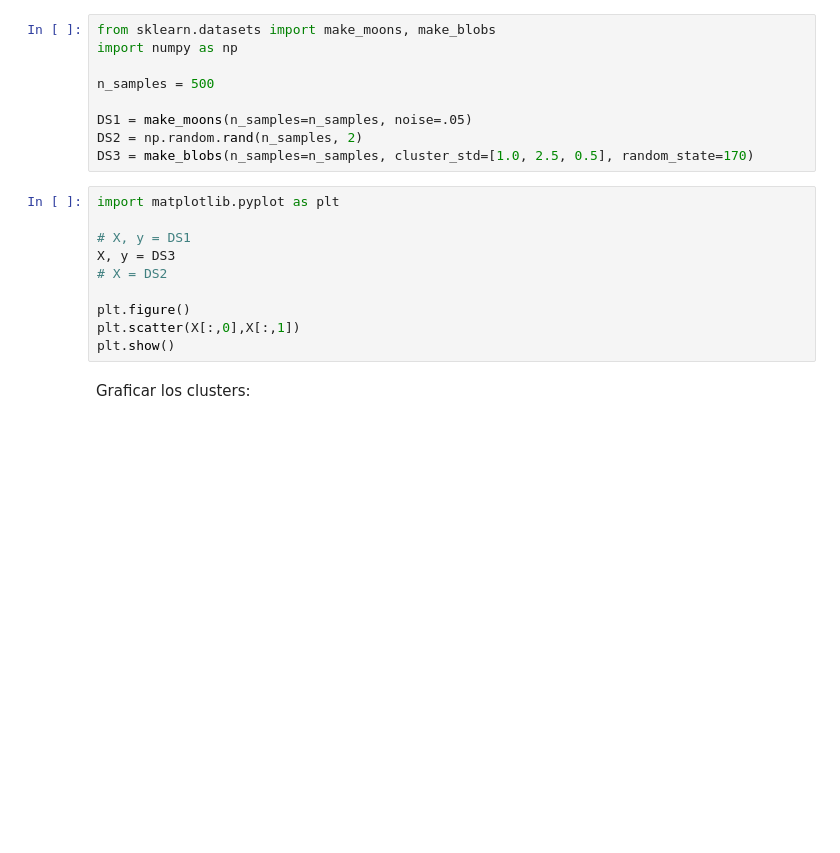
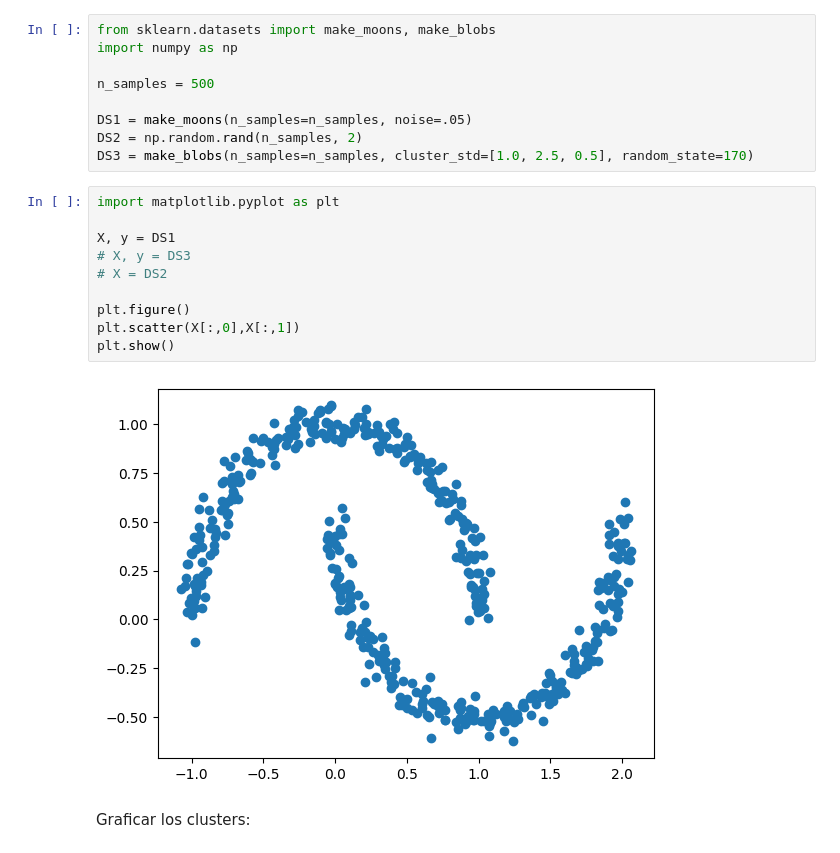
Before and after one commit to DCDPUAEM/DCDP, a Jupyter notebook: 03 Machine Learning/notebooks/14-Clustering.ipynb, the cells around one changed output. Drawn from its saved outputs; the diff is of its cells as text; blank space fills up the shorter version.

```diff
--- a/03 Machine Learning/notebooks/14-Clustering.ipynb
+++ b/03 Machine Learning/notebooks/14-Clustering.ipynb
@@ -586,13 +593,15 @@ DS3 = make_blobs(n_samples=n_samples, cluster_std=[1.0, 2.5, 0.5], random_state=
 # %%
 import matplotlib.pyplot as plt
 
-# X, y = DS1
-X, y = DS3
+X, y = DS1
+# X, y = DS3
 # X = DS2
 
 plt.figure()
 plt.scatter(X[:,0],X[:,1])
 plt.show()
+# %% [output]
+[figure, added]
 # %% [markdown]
 Graficar los clusters:
 # %%
```
Also changed, not shown: parts of 21 cells of this notebook.
